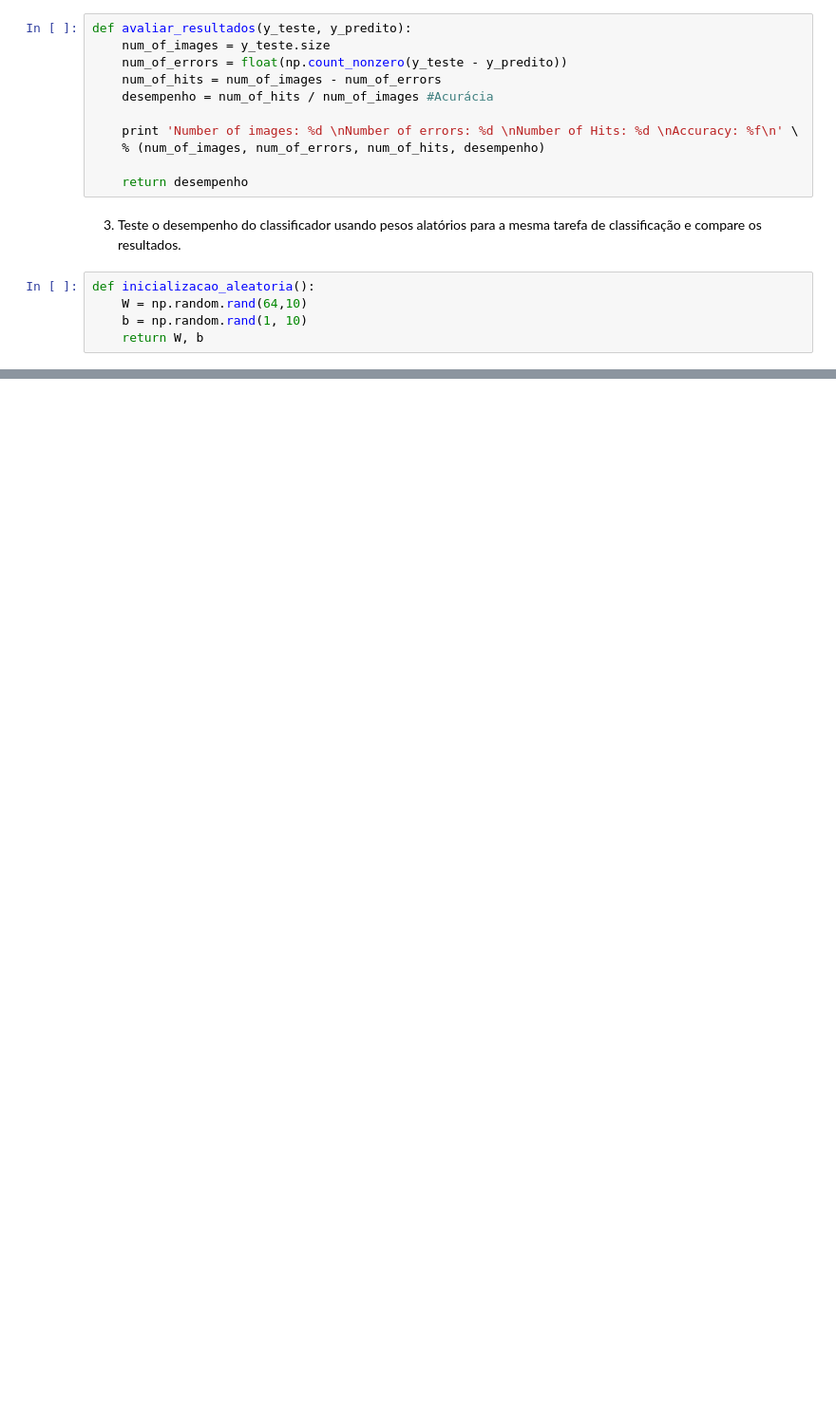
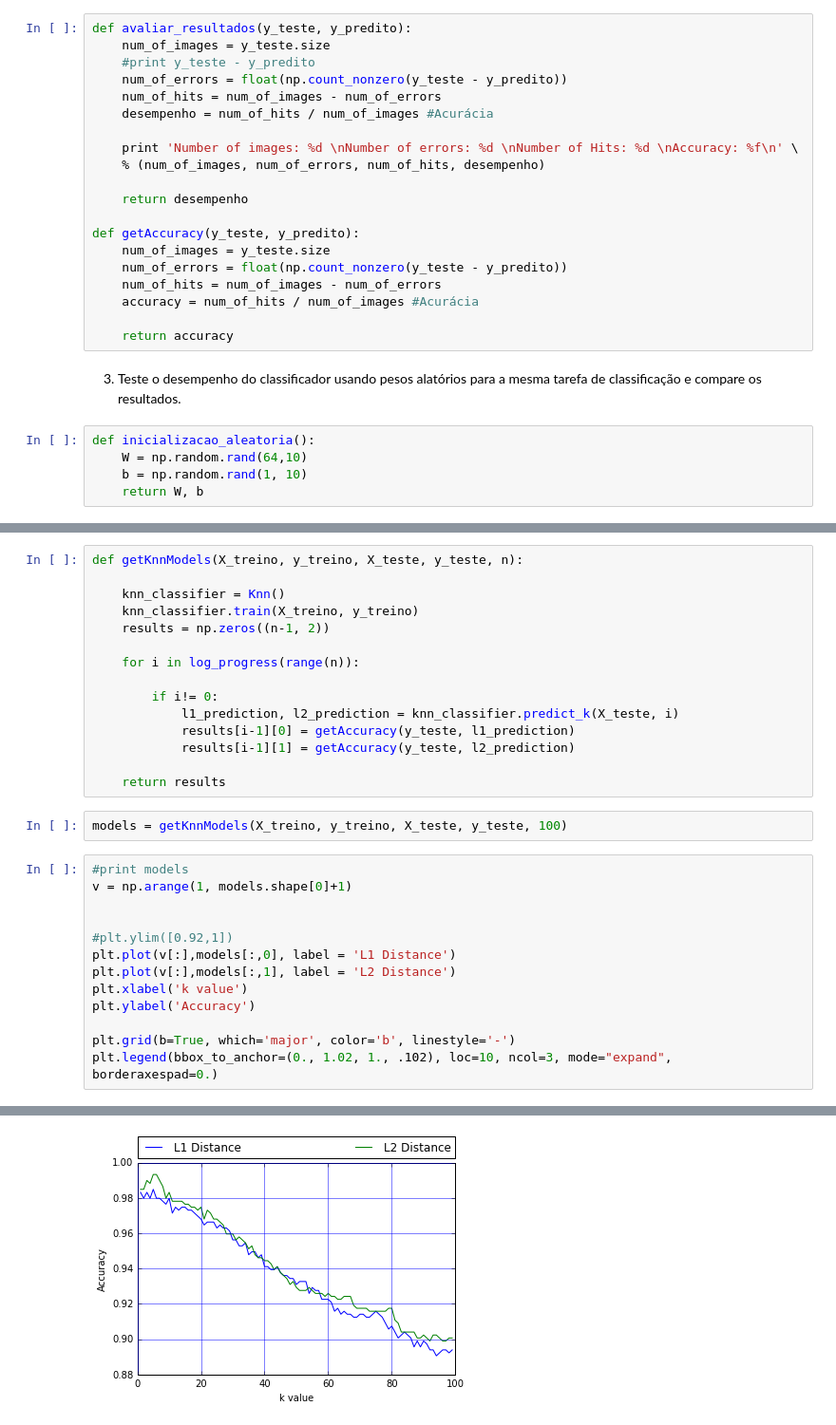
Before and after one commit to jrzmnt/machine-learning, a Jupyter notebook: Linear Classifier/linear_classifier.ipynb, the cells around one changed output, grey strips where cells are left out. Shown at 95% size. Cells and saved outputs as stored; diff of their text form; blank space fills up the shorter version.

Commit message:
KNN with multiples k. Accuracy plot for KNN.

```diff
--- a/Linear Classifier/linear_classifier.ipynb
+++ b/Linear Classifier/linear_classifier.ipynb
@@ -83,6 +91,7 @@ y_predito = predicao(X_teste, W, b)
 # %%
 def avaliar_resultados(y_teste, y_predito):
     num_of_images = y_teste.size
+    #print y_teste - y_predito
     num_of_errors = float(np.count_nonzero(y_teste - y_predito))
     num_of_hits = num_of_images - num_of_errors
     desempenho = num_of_hits / num_of_images #Acurácia
@@ -91,6 +100,14 @@ def avaliar_resultados(y_teste, y_predito):
     % (num_of_images, num_of_errors, num_of_hits, desempenho)
 
     return desempenho
+
+def getAccuracy(y_teste, y_predito):
+    num_of_images = y_teste.size
+    num_of_errors = float(np.count_nonzero(y_teste - y_predito))
+    num_of_hits = num_of_images - num_of_errors
+    accuracy = num_of_hits / num_of_images #Acurácia
+
+    return accuracy
 # %% [markdown]
 3) Teste o desempenho do classificador usando pesos alatórios para a mesma tarefa de classificação e compare os resultados.
 # %%
@@ -168,0 +278,31 @@ Accuracy: 0.984848
+# %%
+def getKnnModels(X_treino, y_treino, X_teste, y_teste, n):
+
+    knn_classifier = Knn()
+    knn_classifier.train(X_treino, y_treino)
+    results = np.zeros((n-1, 2))
+
+    for i in log_progress(range(n)):
+
+        if i!= 0:
+            l1_prediction, l2_prediction = knn_classifier.predict_k(X_teste, i)
+            results[i-1][0] = getAccuracy(y_teste, l1_prediction)
+            results[i-1][1] = getAccuracy(y_teste, l2_prediction)
+
+    return results
+# %%
+models = getKnnModels(X_treino, y_treino, X_teste, y_teste, 100)
+# %%
+#print models
+v = np.arange(1, models.shape[0]+1)
+
+
+#plt.ylim([0.92,1])
+plt.plot(v[:],models[:,0], label = 'L1 Distance')
+plt.plot(v[:],models[:,1], label = 'L2 Distance')
+plt.xlabel('k value')
+plt.ylabel('Accuracy')
+
+plt.grid(b=True, which='major', color='b', linestyle='-')
+plt.legend(bbox_to_anchor=(0., 1.02, 1., .102), loc=10, ncol=3, mode="expand", borderaxespad=0.)
+# %% [output]
@@ -168,0 +310 @@ Accuracy: 0.984848
+[figure, added]
```
Also changed, not shown: parts of 9 cells of this notebook.
